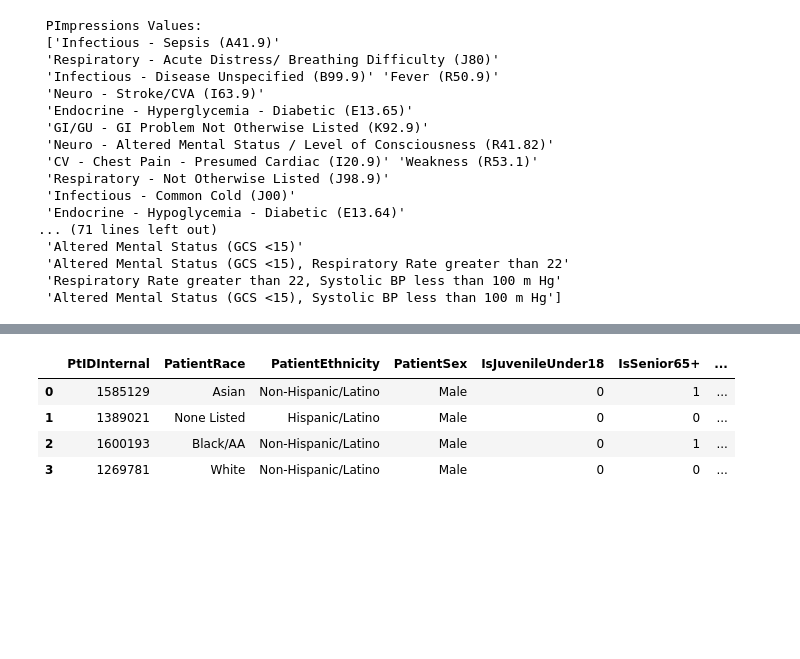
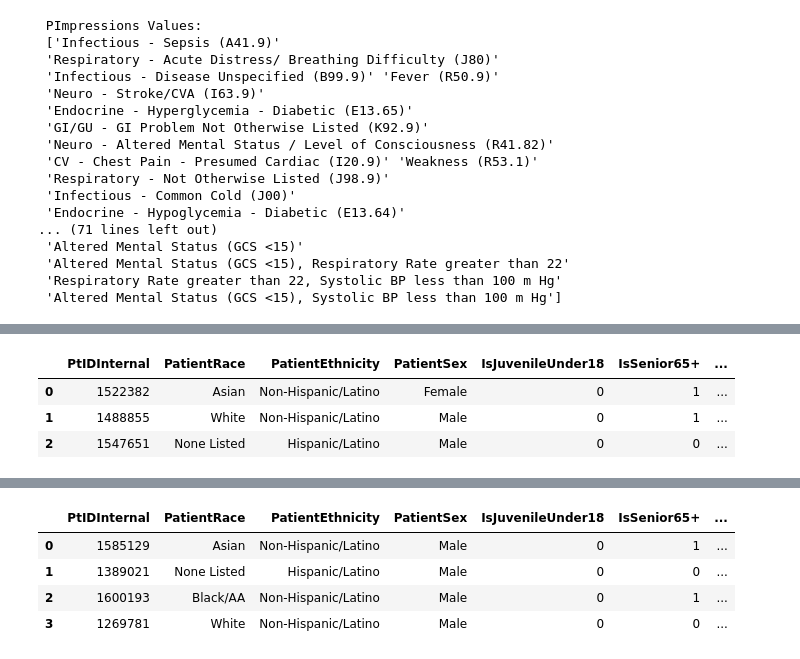
Before and after one commit to blesssong2020/Fairfax-Consultants---Summer2022-DEAN690, a Jupyter notebook: FFConsultants.ipynb, the cells around one changed output, grey strips where cells are left out. Drawn from its saved outputs; the diff is of its cells as text; code cells hidden in the pictures; blank space fills up the shorter version.

```diff
--- a/FFConsultants.ipynb
+++ b/FFConsultants.ipynb
@@ -478,7 +479,8 @@ print("\n Emergency & Hospital have same values?   : ",SEPSIS['EmergencyDepartme
 # https://stackoverflow.com/questions/19377969/combine-two-columns-of-text-in-pandas-dataframe
 SEPSISclean = SEPSIS
 
-SEPSISclean["overall_diagnosis"] = SEPSISclean["EmergencyDepartmentDiagnosis"].astype(str) + SEPSISclean["HospitalDiagnosis"].astype(str)
+#SEPSISclean["overall_diagnosis"] = SEPSISclean["EmergencyDepartmentDiagnosis"].astype(str).fillna('') + SEPSISclean["HospitalDiagnosis"].astype(str).fillna('')
+SEPSISclean["overall_diagnosis"] = SEPSISclean["EmergencyDepartmentDiagnosis"].fillna('') + SEPSISclean["HospitalDiagnosis"].fillna('')
 
 ##drop reduntant columns
 #SEPSIS.drop(["EmergencyDepartmentDiagnosis", "HospitalDiagnosis"], axis =1,  inplace =True)
@@ -488,6 +490,7 @@ SEPSISclean["overall_diagnosis"] = SEPSISclean["EmergencyDepartmentDiagnosis"].a
 print("\n header:\n",SEPSISclean.head(2))
 
 print("\n count null after merge:\n", SEPSISclean.isna().sum())
+#SEPSISclean.head(10)
 # %% [output]
  header:
    MonthYear  PtIDInternal            PrimaryImpression  isOutcomeFacility  \
@@ -589,0 +616,7 @@ PdmSEPSIS.to_excel("E:\DAEN_690\Data\PdmSEPSIS.xlsx",sheet_name='SEPSIS' , index
+# %%
+PdmSEPSIS.head(3)
+# %% [output]
+|  | PtIDInternal | PatientRace | PatientEthnicity | PatientSex | IsJuvenileUnder18 | IsSenior65+ | ... |
+| 0 | 1522382 | Asian | Non-Hispanic/Latino | Female | 0 | 1 | ... |
+| 1 | 1488855 | White | Non-Hispanic/Latino | Male | 0 | 1 | ... |
+| 2 | 1547651 | None Listed | Hispanic/Latino | Male | 0 | 0 | ... |
```
Also changed, not shown: parts of 50 cells of this notebook.
